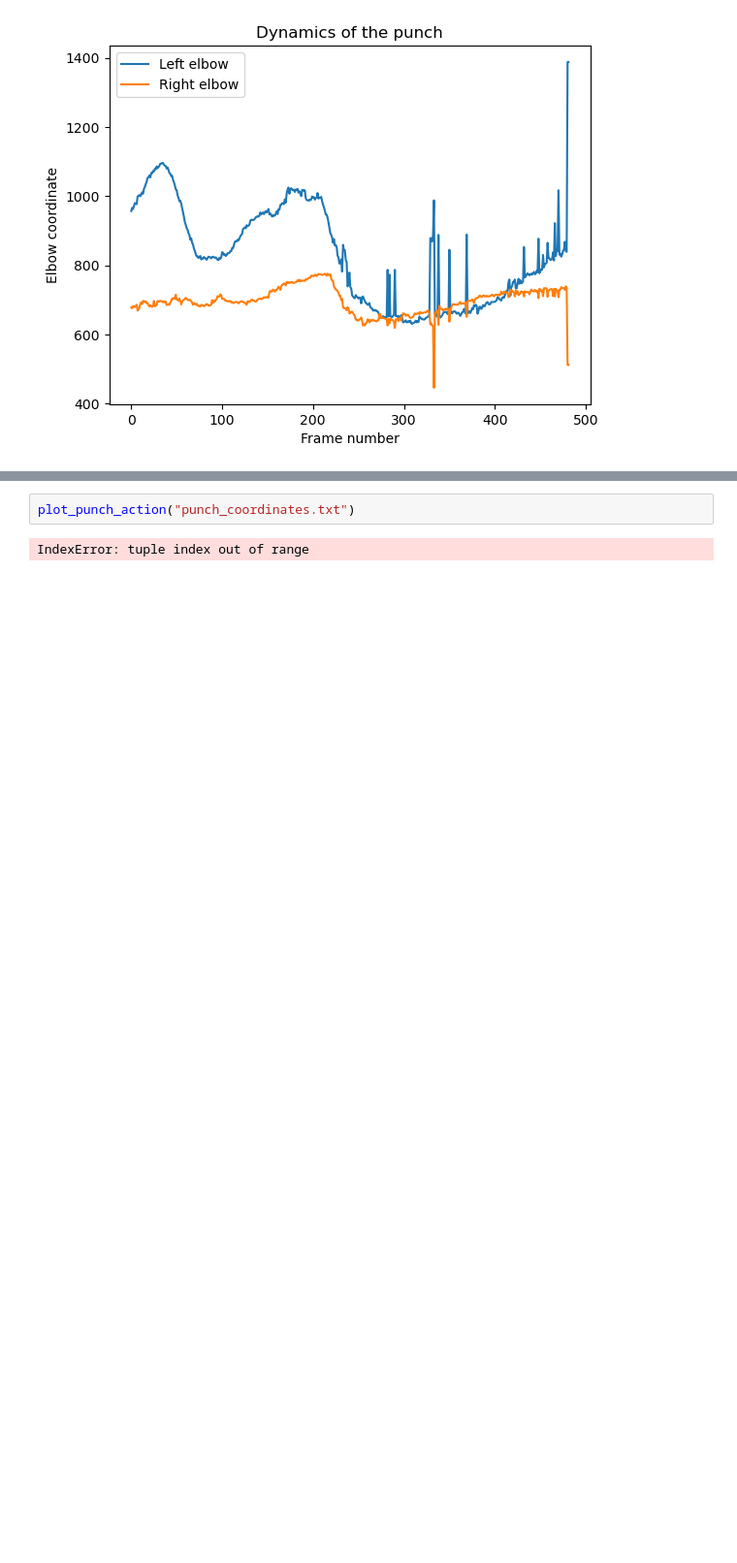
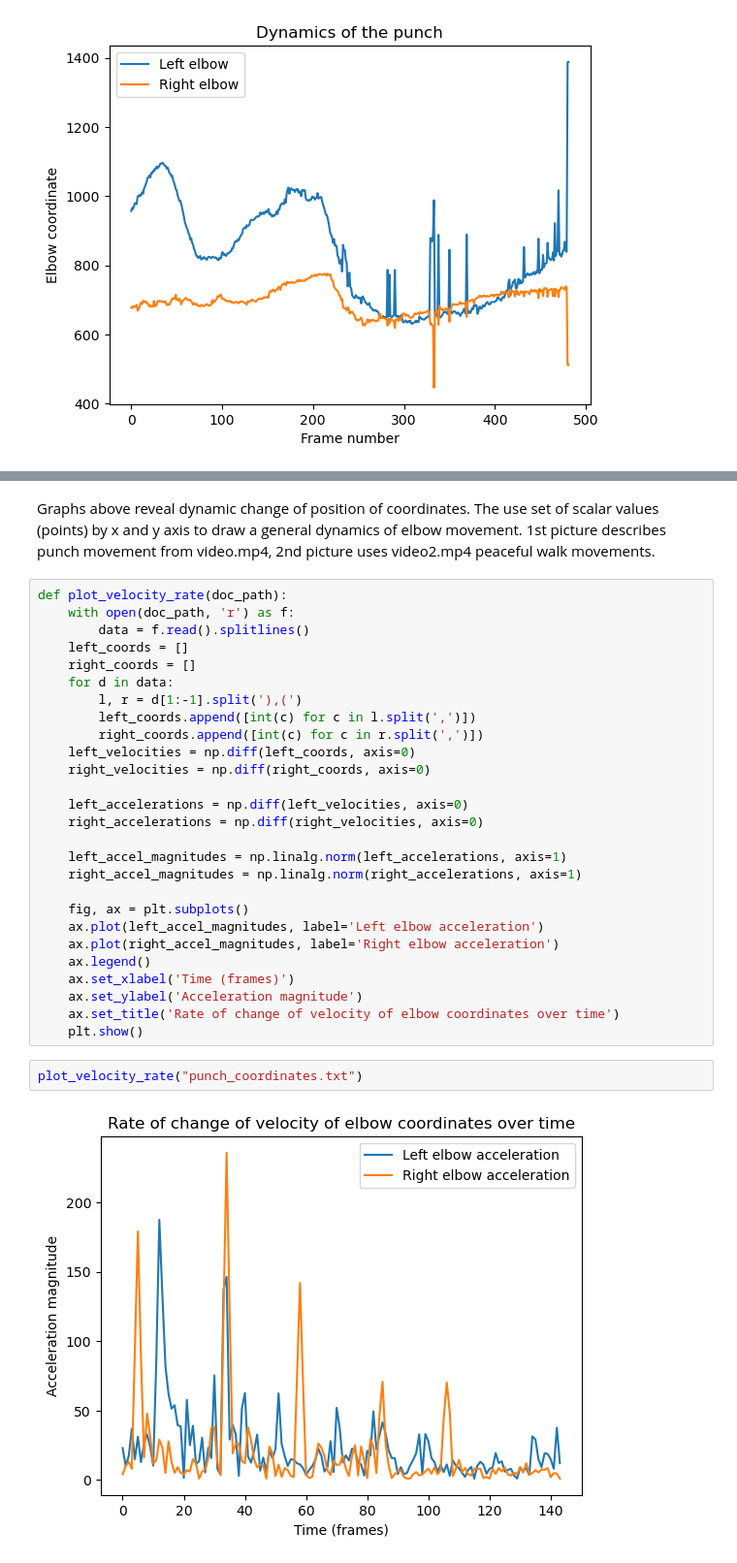
Before and after one commit to khegayv/coordinates_extractor, a Jupyter notebook: model.ipynb, the cells around one changed output, grey strips where cells are left out. Shown at 97% size. Saved outputs shown, nothing was run; the diff lists cells and outputs as text; blank space fills up the shorter version.

```diff
--- a/model.ipynb
+++ b/model.ipynb
@@ -204,4 +123,33 @@ def plot_punch_action(file_path):
+# %% [markdown]
+Graphs above reveal dynamic change of position of coordinates. The use set of scalar values (points) by x and y axis to draw a general dynamics of elbow movement. 1st picture describes punch movement from video.mp4, 2nd picture uses video2.mp4 peaceful walk movements.
+# %%
+def plot_velocity_rate(doc_path):
+    with open(doc_path, 'r') as f:
+        data = f.read().splitlines()
+    left_coords = []
+    right_coords = []
+    for d in data:
+        l, r = d[1:-1].split('),(')
+        left_coords.append([int(c) for c in l.split(',')])
+        right_coords.append([int(c) for c in r.split(',')])
+    left_velocities = np.diff(left_coords, axis=0)
+    right_velocities = np.diff(right_coords, axis=0)
+
+    left_accelerations = np.diff(left_velocities, axis=0)
+    right_accelerations = np.diff(right_velocities, axis=0)
+
+    left_accel_magnitudes = np.linalg.norm(left_accelerations, axis=1)
+    right_accel_magnitudes = np.linalg.norm(right_accelerations, axis=1)
+
+    fig, ax = plt.subplots()
+    ax.plot(left_accel_magnitudes, label='Left elbow acceleration')
+    ax.plot(right_accel_magnitudes, label='Right elbow acceleration')
+    ax.legend()
+    ax.set_xlabel('Time (frames)')
+    ax.set_ylabel('Acceleration magnitude')
+    ax.set_title('Rate of change of velocity of elbow coordinates over time')
+    plt.show()
 # %%
-plot_punch_action("punch_coordinates.txt")
+plot_velocity_rate("punch_coordinates.txt")
 # %% [output]
-IndexError: tuple index out of range
+[figure, added]
```
Also changed, not shown: parts of 7 cells of this notebook.
